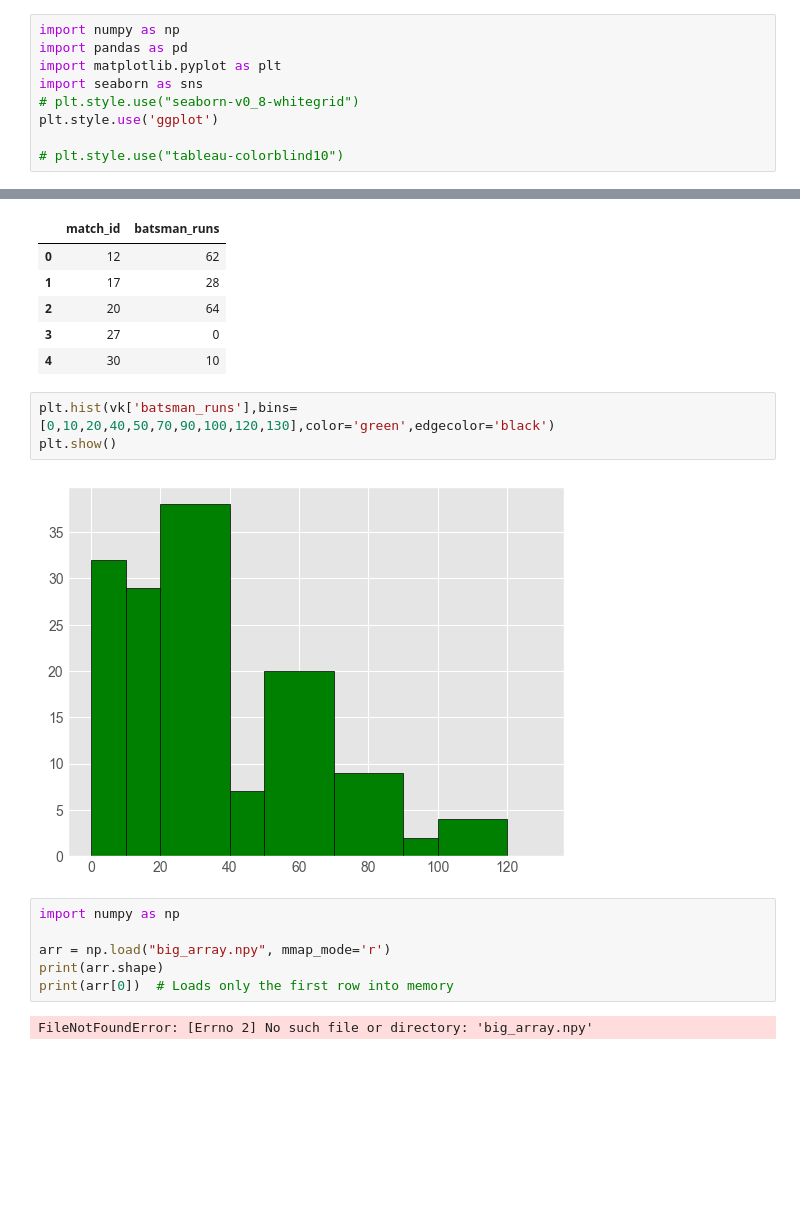
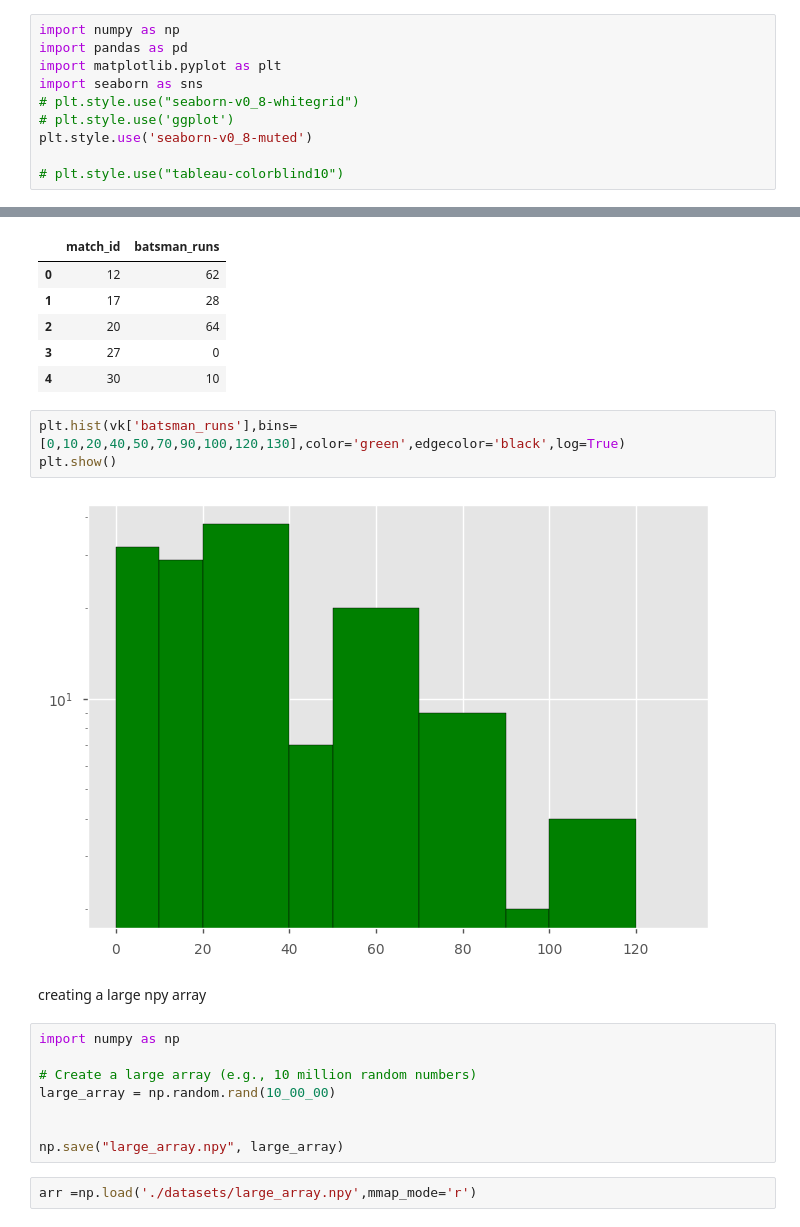
Before and after one commit to Ganesh20000/100_day_of_code, a Jupyter notebook: matplotlib/session23.ipynb, the cells around one changed output, grey strips where cells are left out. Saved outputs shown, nothing was run; the diff lists cells and outputs as text; blank space fills up the shorter version.

Commit message:
plot part 1

```diff
--- a/matplotlib/session23.ipynb
+++ b/matplotlib/session23.ipynb
@@ -4,7 +4,8 @@ import pandas as pd
 import matplotlib.pyplot as plt
 import seaborn as sns
 # plt.style.use("seaborn-v0_8-whitegrid")
-plt.style.use('ggplot')
+# plt.style.use('ggplot')
+plt.style.use('seaborn-v0_8-muted')
 
 # plt.style.use("tableau-colorblind10")
 # %% [markdown]
@@ -320,15 +321,19 @@ vk.head(5)
 | 3 | 27 | 0 |
 | 4 | 30 | 10 |
 # %%
-plt.hist(vk['batsman_runs'],bins=[0,10,20,40,50,70,90,100,120,130],color='green',edgecolor='black')
+plt.hist(vk['batsman_runs'],bins=[0,10,20,40,50,70,90,100,120,130],color='green',edgecolor='black',log=True)
 plt.show()
 # %% [output]
-[figure, old version]
+[figure, new version]
-# %%
-import numpy as np
-
-arr = np.load("big_array.npy", mmap_mode='r')
-print(arr.shape)
-print(arr[0])  # Loads only the first row into memory
-# %% [output]
-FileNotFoundError: [Errno 2] No such file or directory: 'big_array.npy'
+# %% [markdown]
+creating a large npy array
+# %%
+import numpy as np
+
+# Create a large array (e.g., 10 million random numbers)
+large_array = np.random.rand(10_00_00)
+
+
+np.save("large_array.npy", large_array)
+# %%
+arr =np.load('./datasets/large_array.npy',mmap_mode='r')
```
Also changed, not shown: parts of 35 cells of this notebook, 7 other files.
